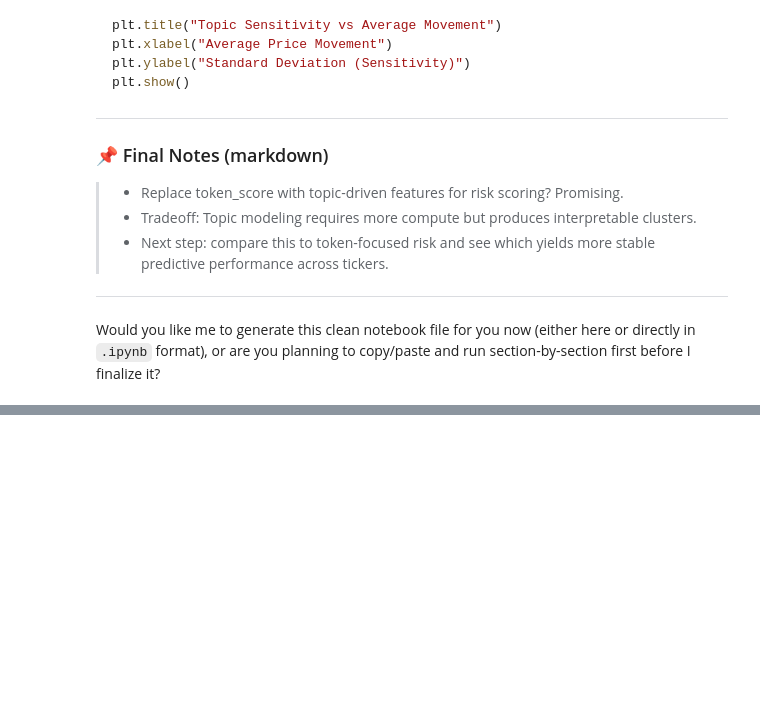
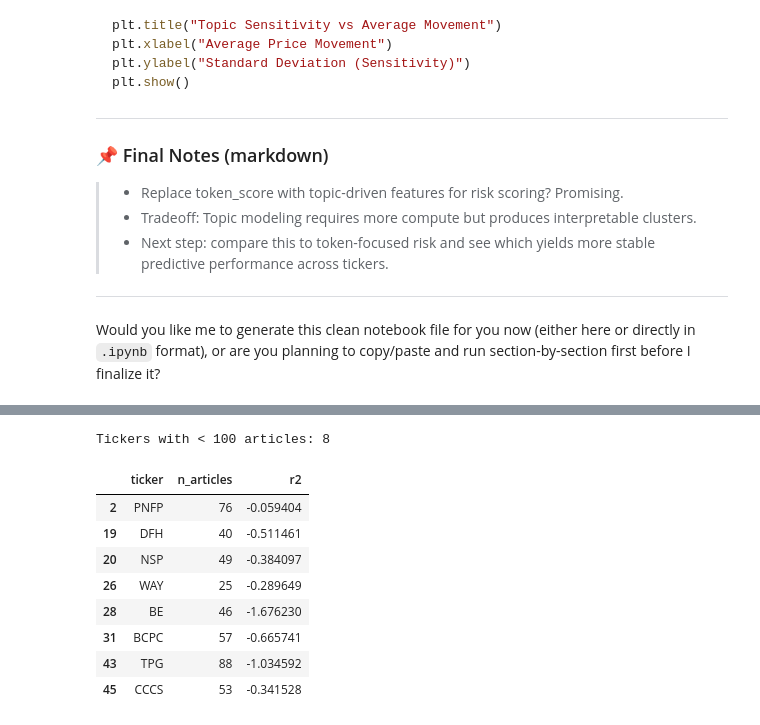
Before and after one commit to luchomame/financial-risk-scoring-nlp, a Jupyter notebook: notebooks/topic_modeling.ipynb, the cells around one changed output, grey strips where cells are left out. Drawn from its saved outputs; the diff is of its cells as text; code cells hidden in the pictures; blank space fills up the shorter version.

```diff
--- a/notebooks/topic_modeling.ipynb
+++ b/notebooks/topic_modeling.ipynb
@@ -178,0 +236,23 @@ news_data["topic_probability"] = [max(p) if isinstance(p, list) else 0 for p in
+# %%
+features = [
+    "topic_avg_movement", "topic_sensitivity", "sentiment_impact", "market_volatility",
+    "finbert_title_positive", "finbert_title_negative", "finbert_description_positive", "finbert_description_negative"
+]
+X = news_data[features].replace([np.inf, -np.inf], np.nan).dropna()
+y = news_data.loc[X.index, "price_change_percentage"]
+
+# Replace inf/-inf with NaN
+y = y.replace([np.inf, -np.inf], np.nan)
+
+# Drop corresponding rows in X and y where y is NaN
+mask = y.notna()
+X = X[mask]
+y = y[mask]
+
+X_train, X_test, y_train, y_test = train_test_split(X, y, test_size=0.2, random_state=42)
+
+model = XGBRegressor(objective="reg:squarederror", n_estimators=100, learning_rate=0.1)
+model.fit(X_train, y_train)
+
+y_pred = model.predict(X_test)
+print(f"MAE: {mean_absolute_error(y_test, y_pred):.4f}, R²: {r2_score(y_test, y_pred):.4f}")
@@ -178,0 +413,17 @@ news_data["topic_probability"] = [max(p) if isinstance(p, list) else 0 for p in
+# %%
+import pandas as pd
+
+low_sample = results_df[results_df["n_articles"] < 100]
+print(f"Tickers with < 100 articles: {len(low_sample)}")
+display(low_sample[["ticker", "n_articles", "r2"]])
+# %% [output]
+Tickers with < 100 articles: 8
+|  | ticker | n_articles | r2 |
+| 2 | PNFP | 76 | -0.059404 |
+| 19 | DFH | 40 | -0.511461 |
+| 20 | NSP | 49 | -0.384097 |
+| 26 | WAY | 25 | -0.289649 |
+| 28 | BE | 46 | -1.676230 |
+| 31 | BCPC | 57 | -0.665741 |
+| 43 | TPG | 88 | -1.034592 |
+| 45 | CCCS | 53 | -0.341528 |
```
Also changed, not shown: parts of 12 cells of this notebook.
